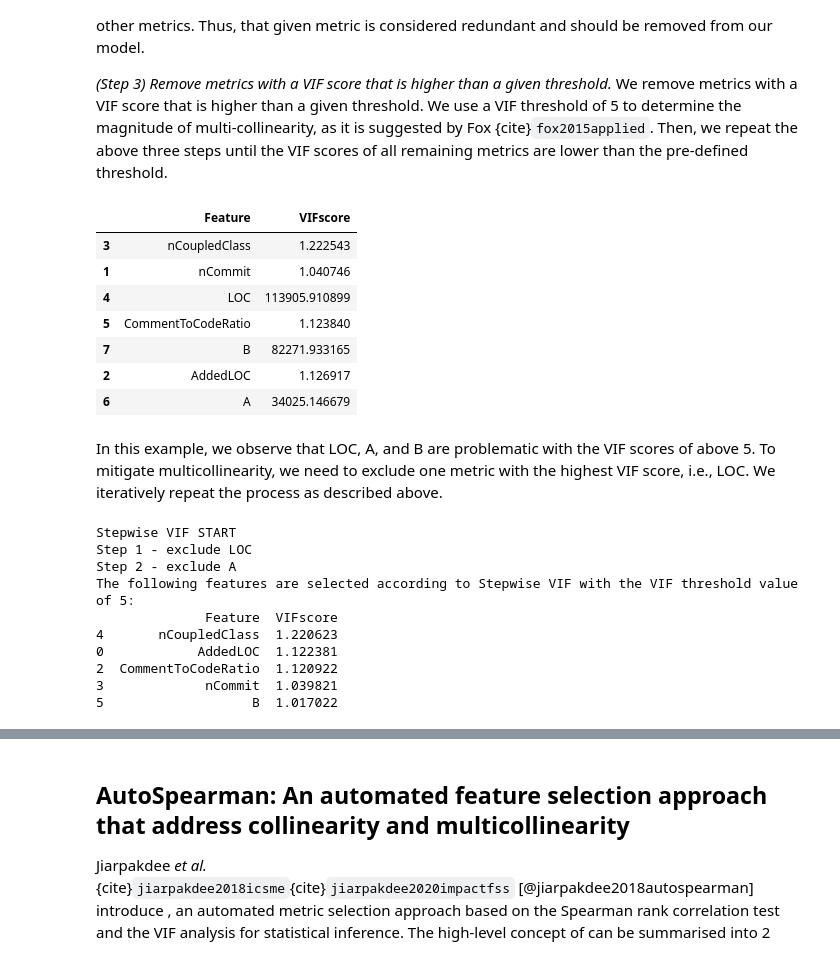
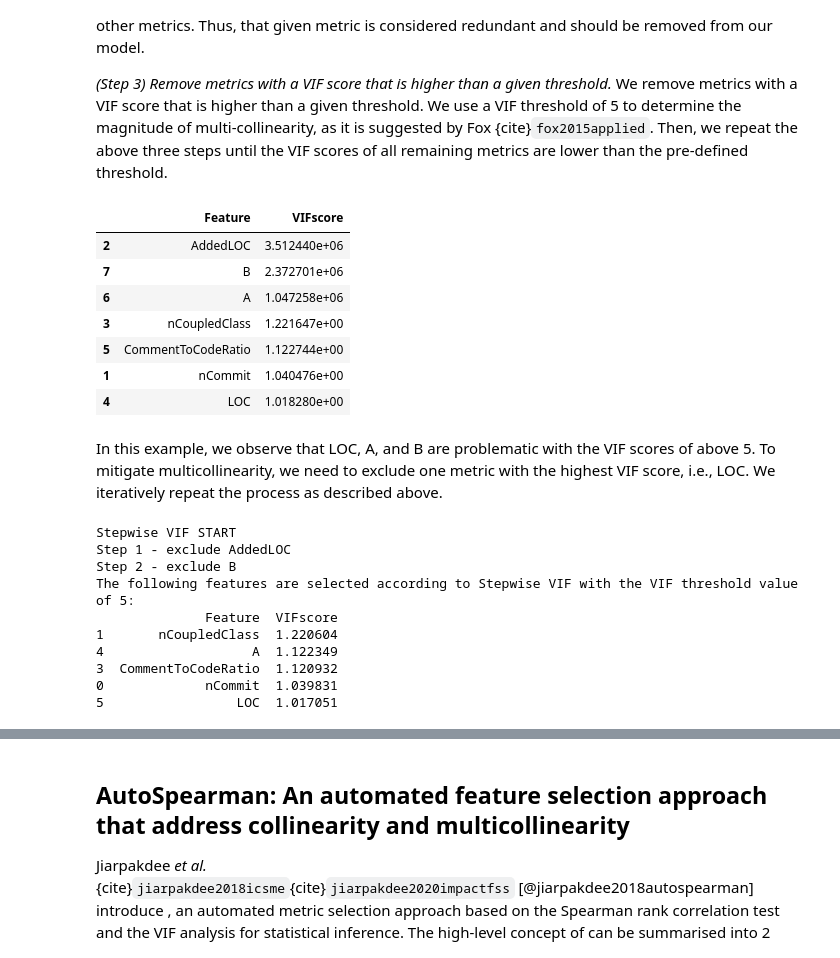
Before and after one commit to xai4se/xai4se.github.io, a Jupyter notebook: docs/software-analytics/correlation-analysis.ipynb, the cells around one changed output, grey strips where cells are left out. Cells and saved outputs as stored; diff of their text form; code cells hidden in the pictures.

```diff
--- a/docs/software-analytics/correlation-analysis.ipynb
+++ b/docs/software-analytics/correlation-analysis.ipynb
@@ -103,34 +120,34 @@ Then, we repeat the above three steps until the VIF scores of all remaining metr
 # %%
 # Import for VIF
 from statsmodels.stats.outliers_influence import variance_inflation_factor
 from statsmodels.tools.tools import add_constant
-import random
 
 # Prepare a dataframe for VIF
 X_VIF = add_constant(X_train)
 
-# Simulate a multicollinearity situation of LOC, A, and B
-X_VIF['A'] = [2 * x_i + random.random() for x_i in X_VIF['LOC']]
-X_VIF['B'] = [3 * x_i + random.random() for x_i in X_VIF['LOC']]
+# Simulate a multicollinearity situation of AddedLOC, A, and B
+X_VIF['A'] = [2 * x_i + random.random() for x_i in X_VIF['AddedLOC']]
+X_VIF['B'] = [3 * x_i + random.random() for x_i in X_VIF['AddedLOC']]
 
 # Calculate VIF scores
 vif_scores = pd.DataFrame([variance_inflation_factor(X_VIF.values, i)
                for i in range(X_VIF.shape[1])],
               index=X_VIF.columns)
 # Prepare a final dataframe of VIF scores
 vif_scores.reset_index(inplace = True)
 vif_scores.columns = ['Feature', 'VIFscore']
 vif_scores = vif_scores.loc[vif_scores['Feature'] != 'const', :]
-vif_scores.sort_values(by = ['Feature'], ascending = False)
+vif_scores = vif_scores.sort_values(by = ['VIFscore'], ascending = False)
+vif_scores
 # %% [output]
 |  | Feature | VIFscore |
-| 3 | nCoupledClass | 1.222543 |
-| 1 | nCommit | 1.040746 |
-| 4 | LOC | 113905.910899 |
-| 5 | CommentToCodeRatio | 1.123840 |
-| 7 | B | 82271.933165 |
-| 2 | AddedLOC | 1.126917 |
-| 6 | A | 34025.146679 |
+| 2 | AddedLOC | 3.512440e+06 |
+| 7 | B | 2.372701e+06 |
+| 6 | A | 1.047258e+06 |
+| 3 | nCoupledClass | 1.221647e+00 |
+| 5 | CommentToCodeRatio | 1.122744e+00 |
+| 1 | nCommit | 1.040476e+00 |
+| 4 | LOC | 1.018280e+00 |
 # %% [markdown]
 In this example, we observe that LOC, A, and B are problematic with the VIF scores of above 5.
 To mitigate multicollinearity, we need to exclude one metric with the highest VIF score, i.e., LOC.
@@ -144,9 +161,10 @@ import random
 # Prepare a dataframe for VIF
 X_VIF = add_constant(X_train)
 
-# Simulate a multicollinearity situation of LOC, A, and B
-X_VIF['A'] = [2 * x_i + random.random() for x_i in X_VIF['LOC']]
-X_VIF['B'] = [3 * x_i + random.random() for x_i in X_VIF['LOC']]
+# Simulate a multicollinearity situation of AddedLOC, A, and B
+X_VIF['A'] = [2 * x_i + random.random() for x_i in X_VIF['AddedLOC']]
+X_VIF['B'] = [3 * x_i + random.random() for x_i in X_VIF['AddedLOC']]
+
 
 selected_features = X_VIF.columns
 
@@ -185,12 +203,12 @@ print('The following features are selected according to Stepwise VIF with the VI
 print(vif_scores)
 # %% [output]
 Stepwise VIF START
-Step 1 - exclude LOC
-Step 2 - exclude A
+Step 1 - exclude AddedLOC
+Step 2 - exclude B
 The following features are selected according to Stepwise VIF with the VIF threshold value of 5:
               Feature  VIFscore
-4       nCoupledClass  1.220623
-0            AddedLOC  1.122381
-2  CommentToCodeRatio  1.120922
-3             nCommit  1.039821
-5                   B  1.017022
+1       nCoupledClass  1.220604
+4                   A  1.122349
+3  CommentToCodeRatio  1.120932
+0             nCommit  1.039831
+5                 LOC  1.017051
```
Also changed, not shown: parts of 8 cells of this notebook, 1 other file.
